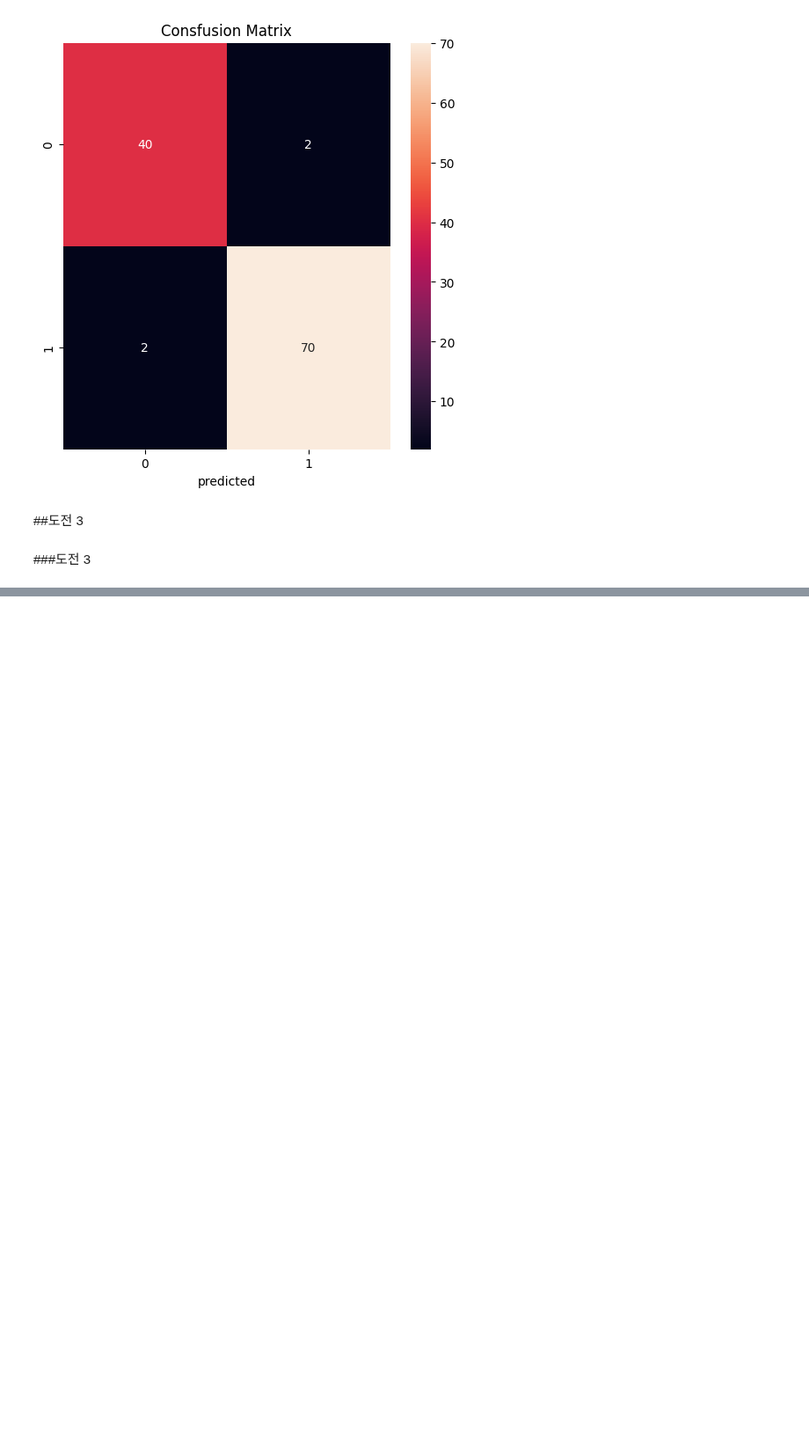
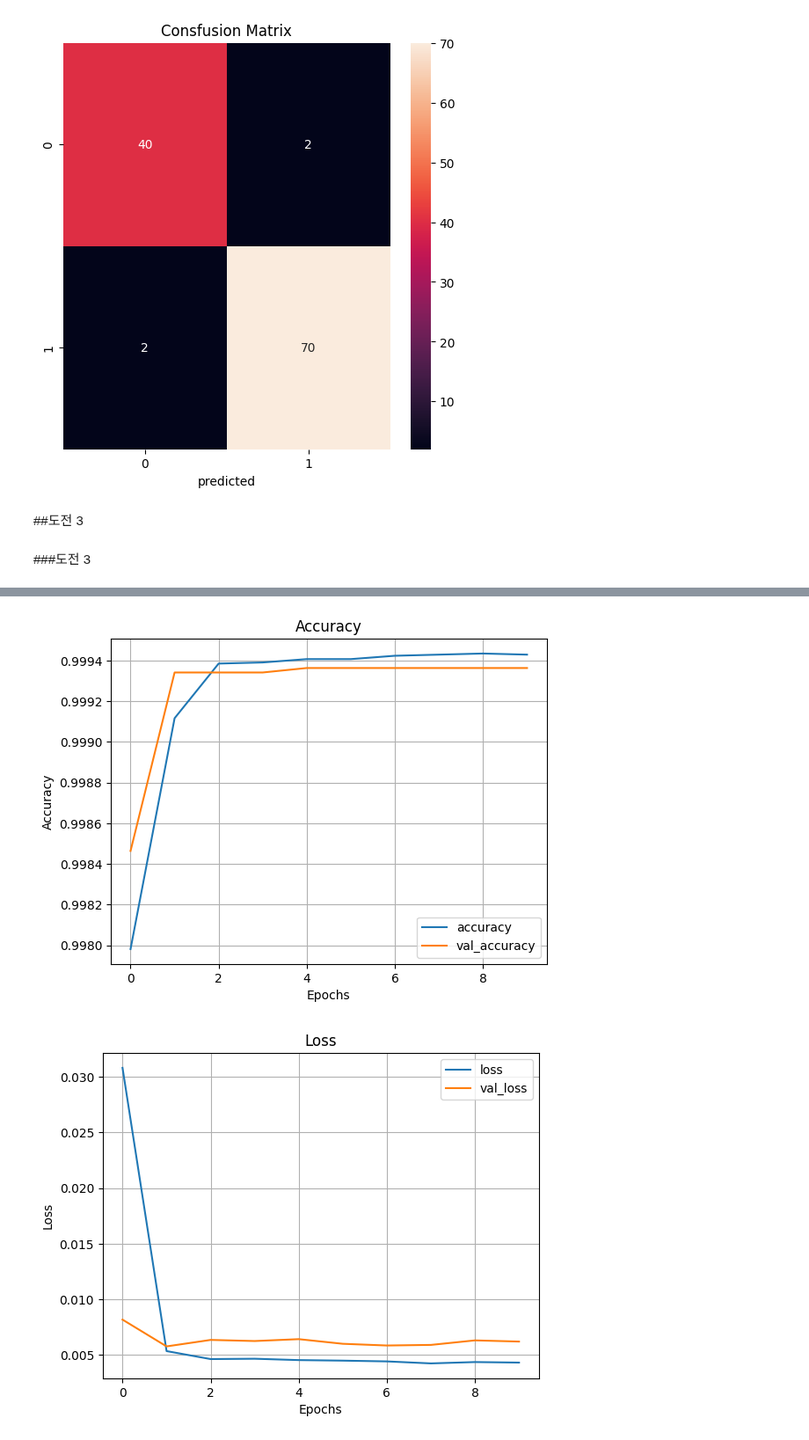
Before and after one commit to ch21an/my-first-repository, a Jupyter notebook: Activation_Loss_Optimizer.ipynb, the cells around one changed output, grey strips where cells are left out. Shown at 88% size. Cells and saved outputs as stored; diff of their text form; code cells hidden in the pictures; blank space fills up the shorter version.

```diff
--- a/Activation_Loss_Optimizer.ipynb
+++ b/Activation_Loss_Optimizer.ipynb
@@ -972,0 +1270,56 @@ ValueError: Found input variables with inconsistent numbers of samples: [227845,
+# %%
+# 모델 평가 - accuracy, recall, loss, precision 그래프 모두 그리기 + 혼동행렬
+
+## 모델 평가 - test 데이터
+model2.evaluate(X_test, y_test)
+
+import matplotlib.pyplot as plt
+## accuracy 그래프
+plt.title('Accuracy')
+plt.plot(hist2.history['accuracy'],label='accuracy')
+plt.plot(hist2.history['val_accuracy'], label='val_accuracy')
+plt.xlabel('Epochs')
+plt.ylabel('Accuracy')
+plt.grid()
+plt.legend()
+plt.show()
+
+## loss 그래프
+plt.title('Loss')
+plt.plot(hist2.history['loss'],label='loss')
+plt.plot(hist2.history['val_loss'], label='val_loss')
+plt.xlabel('Epochs')
+plt.ylabel('Loss')
+plt.grid()
+plt.legend()
+plt.show()
+
+## recall 그래프
+plt.title('Recall')
+plt.plot(hist2.history['recall'],label='recall')
+plt.plot(hist2.history['val_recall'], label='val_recall')
+plt.xlabel('Epochs')
+plt.ylabel('Recall')
+plt.grid()
+plt.legend()
+plt.show()
+
+## precision 그래프
+plt.title('Precision')
+plt.plot(hist2.history['precision'],label='precision')
+plt.plot(hist2.history['val_precision'], label='val_precision')
+plt.xlabel('Epochs')
+plt.ylabel('Precision')
+plt.grid()
+plt.legend()
+plt.show()
+
+## 혼동행렬
+from sklearn.metrics import confusion_matrix
+import seaborn as sns
+
+predicted_value=model2.predict(X_test)
+cm=confusion_matrix(y_test, np.around(predicted_value))
+sns.heatmap(cm, fmt='d',annot=True)
+plt.show()
+# %% [output]
@@ -972,0 +1327,2 @@ ValueError: Found input variables with inconsistent numbers of samples: [227845,
+[figure, added]
+[figure, added]
```
Also changed, not shown: parts of 12 cells of this notebook.
